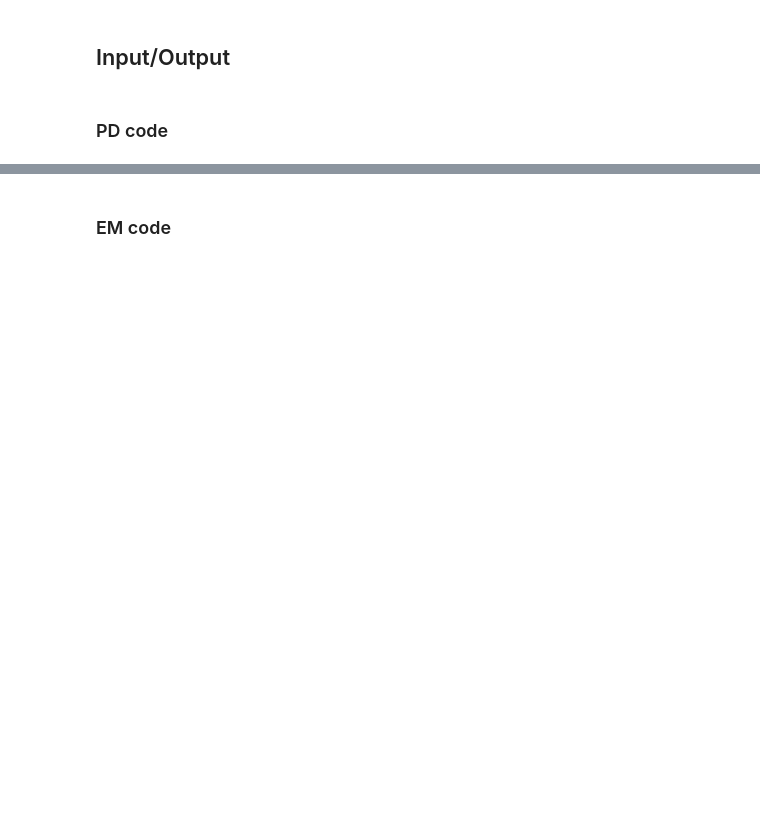
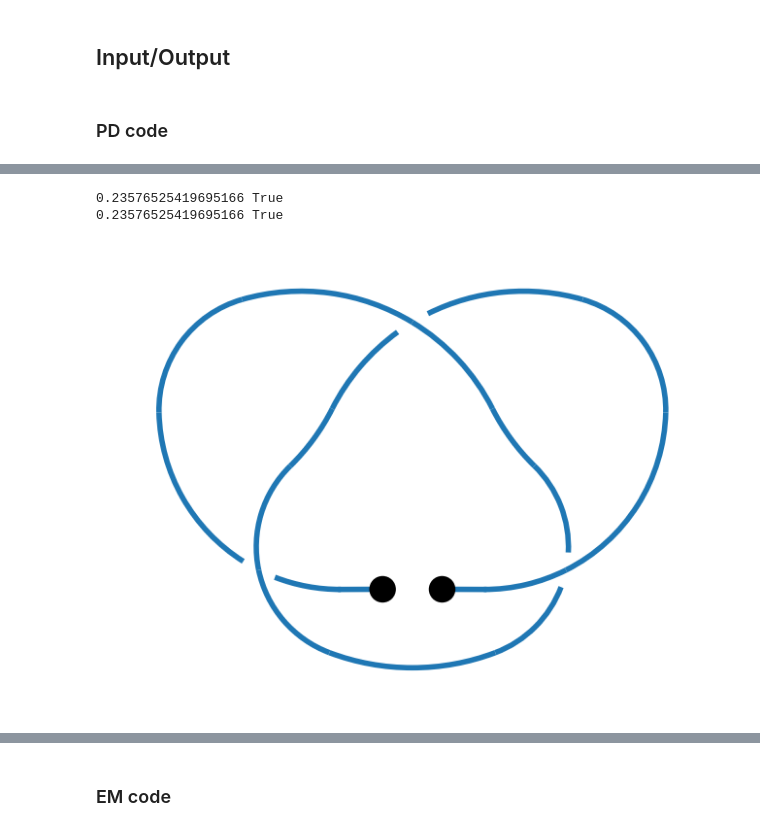
Before and after one commit to bgabrovsek/knotpy, a Jupyter notebook: docs/notebooks/tutorial.ipynb, the cells around one changed output, grey strips where cells are left out. Saved outputs shown, nothing was run; the diff lists cells and outputs as text; code cells hidden in the pictures; blank space fills up the shorter version.

```diff
--- a/docs/notebooks/tutorial.ipynb
+++ b/docs/notebooks/tutorial.ipynb
@@ -29,0 +69,7 @@ $\displaystyle - t^{4} + t^{3} + t$
+# %%
+k = kp.from_pd_notation("V[1],X[1,5,2,4],X[3,7,4,6],X[5,3,6,2],V[7]")
+kp.draw(k)
+# %% [output]
+0.23576525419695166 True
+0.23576525419695166 True
+[figure, added]
```
Also changed, not shown: parts of 62 cells of this notebook, 20 other files.
